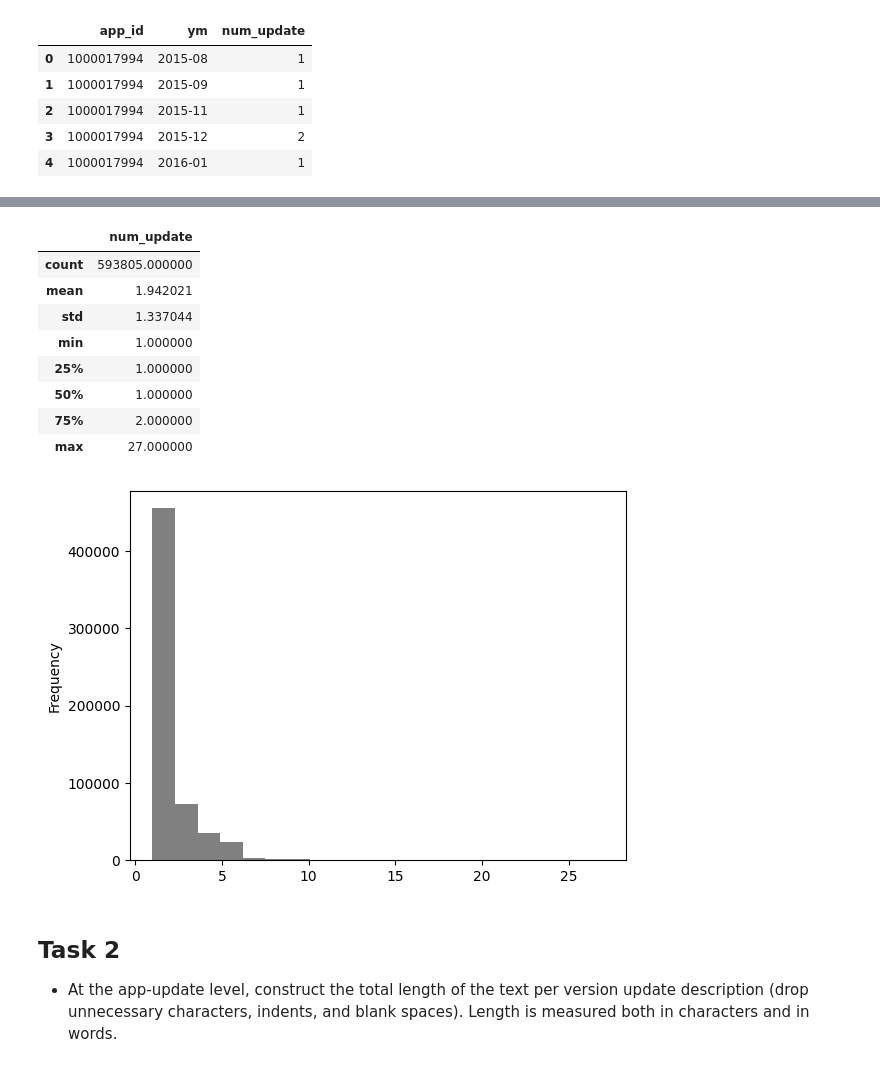
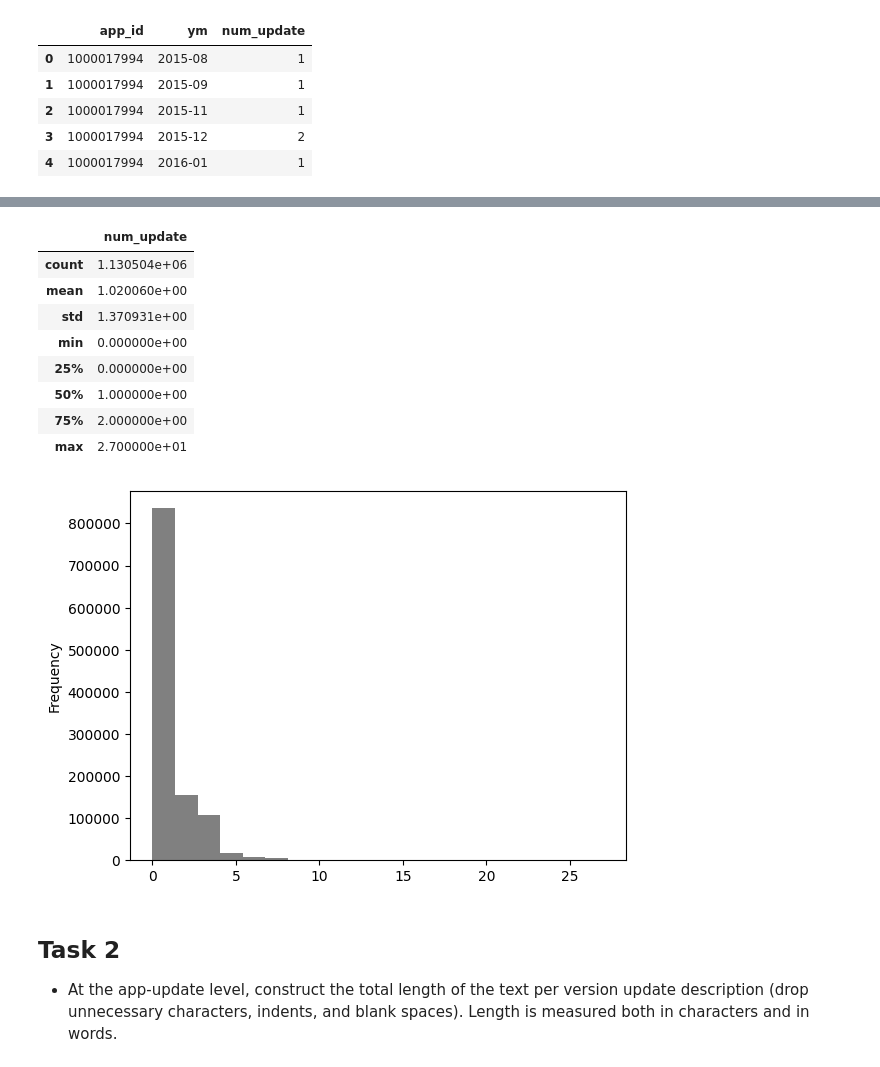
Before and after one commit to YileC928/app-data-privacy-proj, a Jupyter notebook: ios_app_update.ipynb, the cells around one changed output, grey strips where cells are left out. Drawn from its saved outputs; the diff is of its cells as text; code cells hidden in the pictures.

```diff
--- a/ios_app_update.ipynb
+++ b/ios_app_update.ipynb
@@ -47,0 +53,16 @@ count_df.head()
+# %%
+%%time
+#to generate a complete id-month panel, first create a blank dataframe of all complete id-month index
+#then merge it with the previous dataframe and input 0 for months without updates
+app_id_list = list(count_df['app_id'].unique()) #25728 unique app_ids
+count_df_full = pd.DataFrame()
+month_lst_full = []
+app_id_lst_full = []
+for id in app_id_list:
+  min_month = min(count_df[count_df['app_id'] == id]['ym'])
+  max_month = max(count_df[count_df['app_id'] == id]['ym'])
+  month_lst = pd.date_range(min_month.to_timestamp(), max_month.to_timestamp() + datetime.timedelta(days=1), freq='MS').strftime("%Y-%m").tolist()
+  month_lst_full = month_lst_full + month_lst
+  app_id_lst_full = app_id_lst_full + [id]*len(month_lst)
+count_df_full['app_id'] = app_id_lst_full
+count_df_full['ym'] = month_lst_full
@@ -47,0 +88,8 @@ count_df.head()
+# %%
+count_df_full['ym'] = count_df_full['ym'].apply(lambda x: str(x))
+# %%
+count_df['ym'] = count_df['ym'].apply(lambda x: str(x))
+# %%
+count_df = pd.merge(count_df, count_df_full, on = ['app_id', 'ym'], how = 'outer')
+count_df = count_df.replace(np.nan, 0)
+count_df
@@ -48,19 +110,18 @@ count_df.head()
 # %%
-#tbd: input 0 for month without updates
-
-#count_df['num_update'].plot.hist(bins=20, color = 'grey');
-#count_df.describe()
+count_df.to_csv('num_update_app_month.csv')
+count_df['num_update'].plot.hist(bins=20, color = 'grey');
+count_df.describe()
 # %% [output]
 |  | num_update |
-| count | 593805.000000 |
-| mean | 1.942021 |
-| std | 1.337044 |
-| min | 1.000000 |
-| 25% | 1.000000 |
-| 50% | 1.000000 |
-| 75% | 2.000000 |
-| max | 27.000000 |
+| count | 1.130504e+06 |
+| mean | 1.020060e+00 |
+| std | 1.370931e+00 |
+| min | 0.000000e+00 |
+| 25% | 0.000000e+00 |
+| 50% | 1.000000e+00 |
+| 75% | 2.000000e+00 |
+| max | 2.700000e+01 |
-[figure, old version]
+[figure, new version]
 # %% [markdown]
 ## Task 2
 - At the app-update level, construct the total length of the text per version update description (drop unnecessary characters, indents, and blank spaces). Length is measured both in characters and in words.
```
Also changed, not shown: parts of 7 cells of this notebook.
